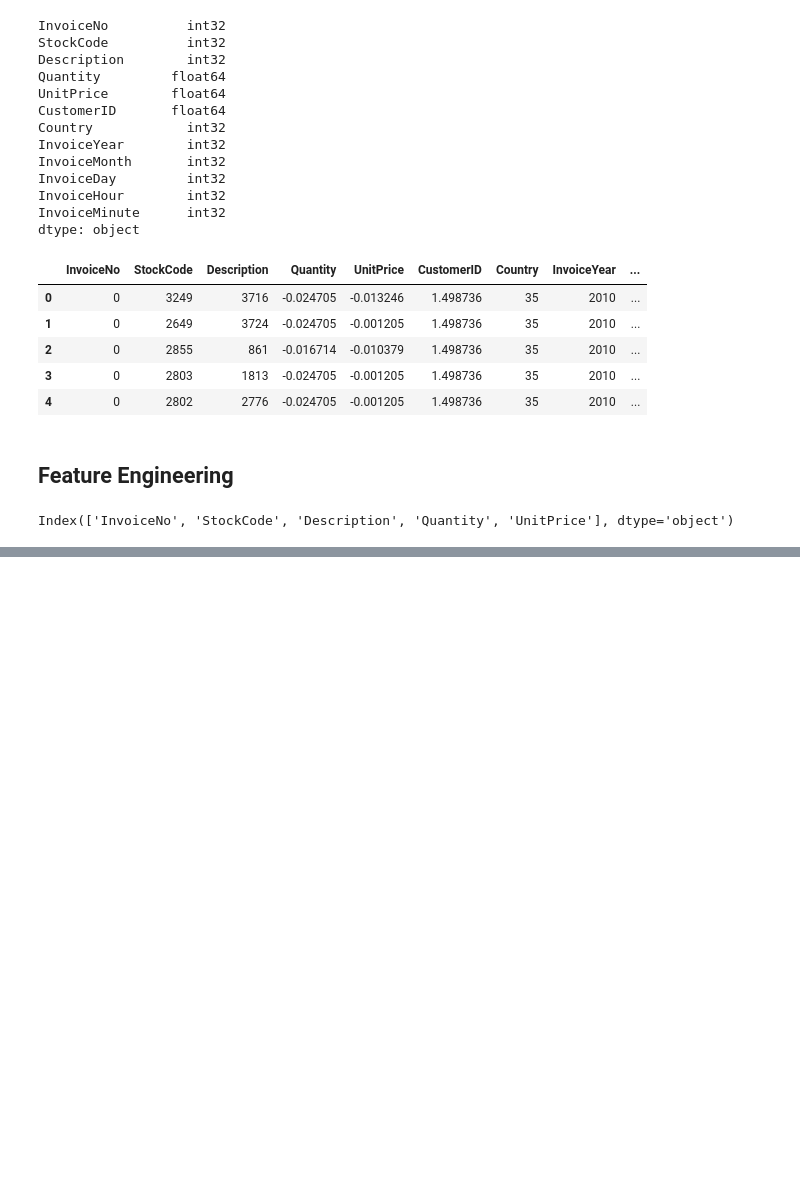
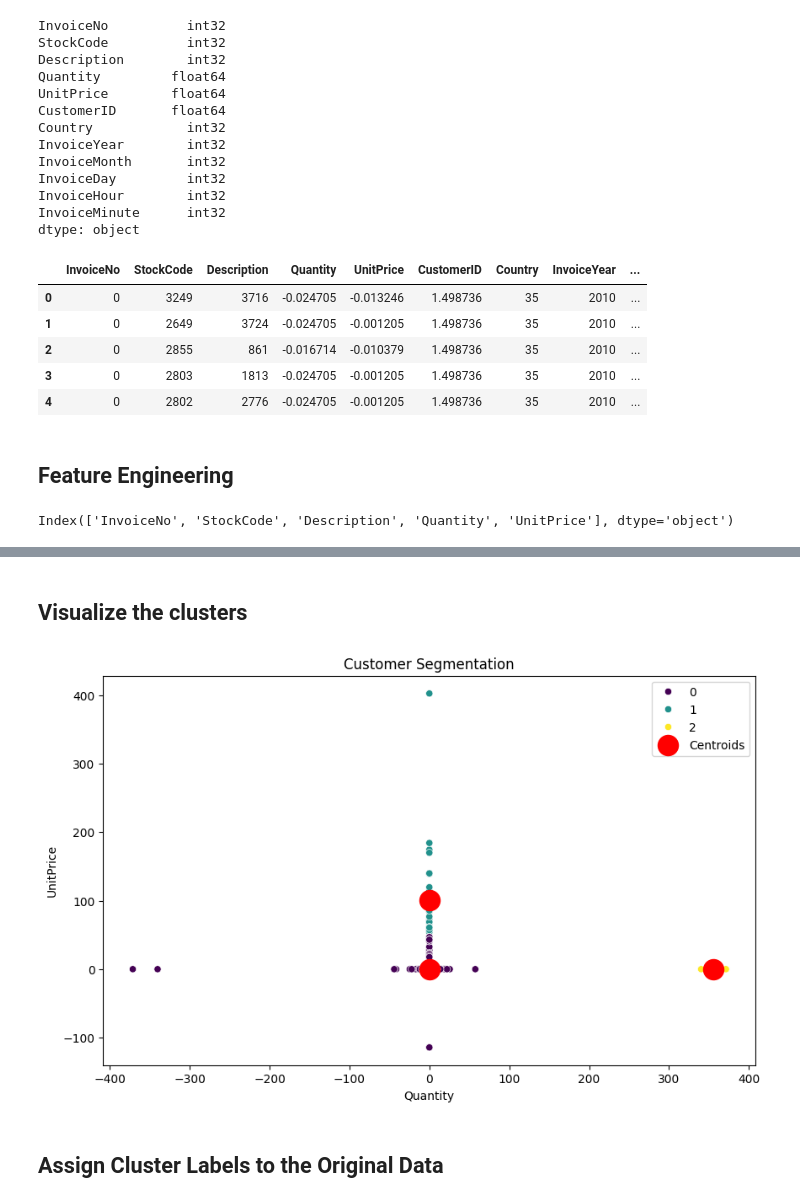
Before and after one commit to Jyotika-28/internship_project, a Jupyter notebook: Onlineretail_project.ipynb, the cells around one changed output, grey strips where cells are left out. Cells and saved outputs as stored; diff of their text form; code cells hidden in the pictures; blank space fills up the shorter version.

```diff
--- a/Onlineretail_project.ipynb
+++ b/Onlineretail_project.ipynb
@@ -225,0 +270,5 @@ Index(['InvoiceNo', 'StockCode', 'Description', 'Quantity', 'UnitPrice'], dtype=
+# %%
+# Run K-Means clustering with the optimal number of clusters
+optimal_clusters = 3
+kmeans = KMeans(n_clusters=optimal_clusters, random_state=42)
+df['Cluster'] = kmeans.fit_predict(df[features])
@@ -225,0 +300,16 @@ Index(['InvoiceNo', 'StockCode', 'Description', 'Quantity', 'UnitPrice'], dtype=
+# %% [markdown]
+## Visualize the clusters
+# %%
+# Visualize the clusters using scatter plots
+plt.figure(figsize=(10, 6))
+sns.scatterplot(x='Quantity', y='UnitPrice', hue='Cluster', data=df, palette='viridis')
+plt.scatter(kmeans.cluster_centers_[:, 0], kmeans.cluster_centers_[:, 1], s=300, c='red', label='Centroids')
+plt.title('Customer Segmentation')
+plt.xlabel('Quantity')
+plt.ylabel('UnitPrice')
+plt.legend()
+plt.show()
+# %% [output]
+[figure, added]
+# %% [markdown]
+## Assign Cluster Labels to the Original Data
```
Also changed, not shown: parts of 30 cells of this notebook.
